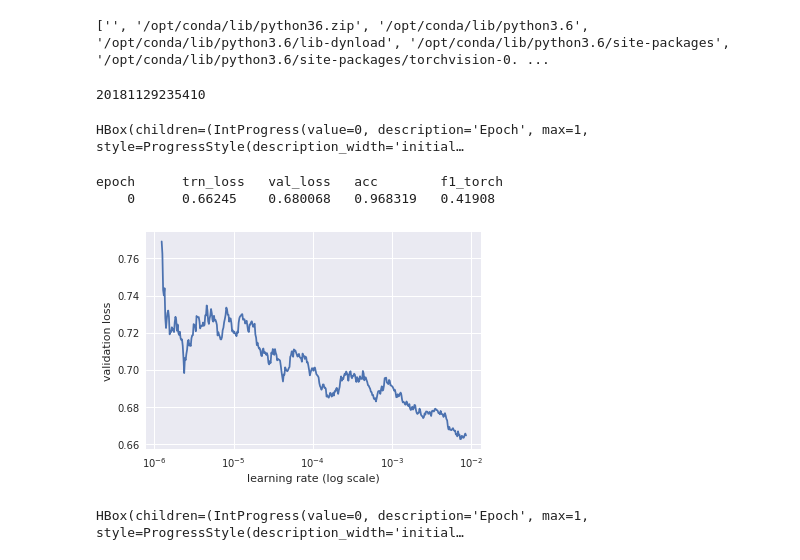
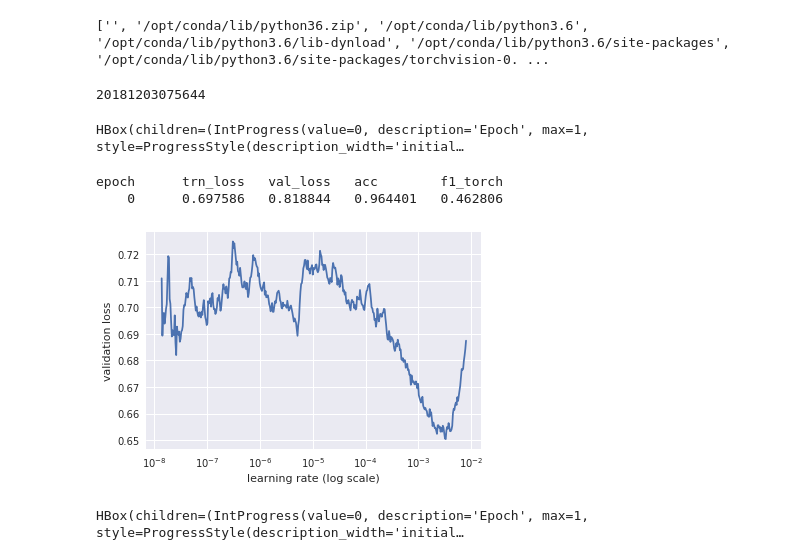
Before and after one commit to wdy06/kaggle-human-protein-atlas-image-classification, a Jupyter notebook: my_fastai_transfer.ipynb, the cells around one changed output. Cells and saved outputs as stored; diff of their text form; code cells hidden in the pictures.

```diff
--- a/my_fastai_transfer.ipynb
+++ b/my_fastai_transfer.ipynb
@@ -34,7 +34,7 @@ torch.cuda.manual_seed_all(7)
 import utils_pytorch
 # %%
 nw = 20   #number of workers for data loader
-arch = resnet34 #specify target architecture
+arch = resnet50 #specify target architecture
 # %%
 train_names = list({f[:36] for f in os.listdir(utils_pytorch.TRAIN)})
 test_names = list({f[:36] for f in os.listdir(utils_pytorch.TEST)})
@@ -54,7 +54,8 @@ def get_data(sz,bs):
                 RandomLighting(0.05, 0.05, tfm_y=TfmType.NO)]
     #mean and std in of each channel in the train set
     #stats = A([0.08069, 0.05258, 0.05487, 0.08282], [0.13704, 0.10145, 0.15313, 0.13814])
-    stats = A([0.0868 , 0.05959, 0.06522, 0.08891], [0.13044, 0.09792, 0.14862, 0.13281])
+    #stats = A([0.0868 , 0.05959, 0.06522, 0.08891], [0.13044, 0.09792, 0.14862, 0.13281])
+    stats = A([0.0804419, 0.05262986, 0.05474701, 0.08270896], [0.13000701, 0.08796628, 0.1386317, 0.12718021])
     tfms = tfms_from_stats(stats, sz, crop_type=CropType.NO, tfm_y=TfmType.NO,
                 aug_tfms=aug_tfms)
     ds = ImageData.get_ds(utils_pytorch.pdFilesDataset, (tr_n[:-(len(tr_n)%bs)],utils_pytorch.TRAIN),
@@ -68,13 +69,13 @@ bs = 64  #batch size
 dir_name = datetime.strftime(datetime.now(), '%Y%m%d%H%M%S')
 print(dir_name)
 dir_path = os.path.join('test', dir_name)
-best_model_path = dir_name + 'best_resnet'
+best_model_path = dir_name + 'best_resnet50'
 
 
 md = get_data(sz,bs)
 learner = utils_pytorch.ConvLearner.pretrained(arch, md, ps=0.5) #dropout 50%
-#pretrained_model_name = '20181129055744_size256best_resnet' # 299
-pretrained_model_name = '20181129122117best_resnet' # 512
+#pretrained_model_name = '20181202230854_size256_B64_lr0.001_resnet50_best_resnet' # 299
+pretrained_model_name = '20181203041716_size299_B64_lr1e-05_resnet50_best_resnet' # 512
 learner.load(pretrained_model_name)
 learner.set_data(md)
 
@@ -85,18 +86,18 @@ learner.metrics = [utils_pytorch.acc, utils_pytorch.f1_torch]
 tb_logger = TensorboardLogger(learner.model, md, dir_path, metrics_names=['acc', 'f1'])
 #save_best_model = SaveBestModel(model=learner.model)
 # %% [output]
-20181129235410
+20181203075644
 # %%
 #learner.summary
 # %%
-learner.lr_find(start_lr=1e-6, end_lr=1e-2)
+learner.lr_find(start_lr=1e-8, end_lr=1e-2)
 #learner.lr_find()
 learner.sched.plot()
 # %% [output]
 HBox(children=(IntProgress(value=0, description='Epoch', max=1, style=ProgressStyle(description_width='initial…
 epoch      trn_loss   val_loss   acc        f1_torch
-    0      0.66245    0.680068   0.968319   0.41908
+    0      0.697586   0.818844   0.964401   0.462806
-[figure, old version]
+[figure, new version]
 # %%
 lr = 1e-4
 learner.fit(lr,1, best_save_name=best_model_path, callbacks=[tb_logger])
```
Also changed, not shown: 8 other files.
